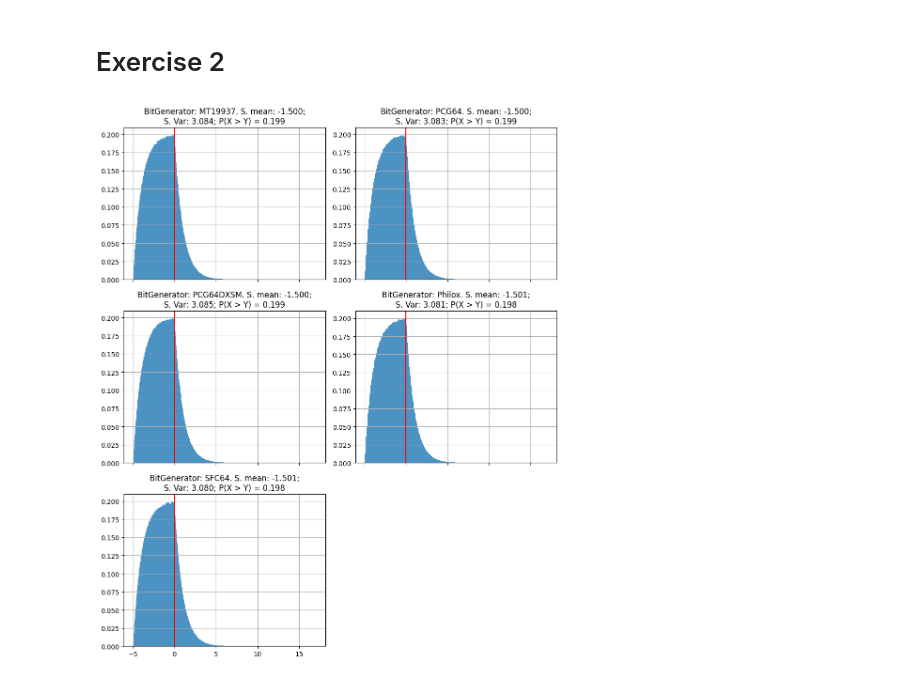
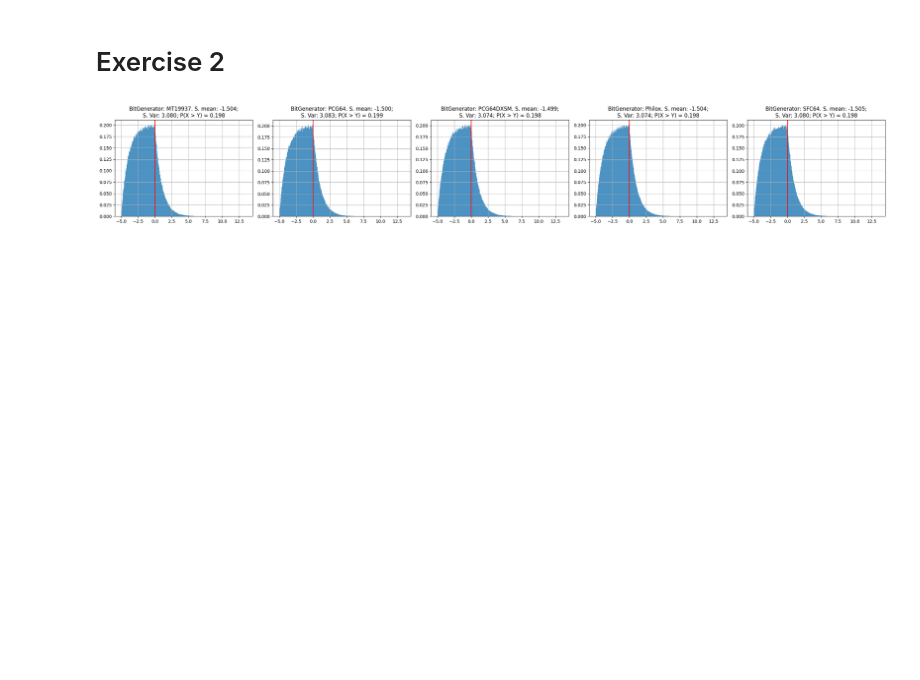
Before and after one commit to DaMole98/SPE-labs, a Jupyter notebook: HW-1/HW1.ipynb, the cells around one changed output. Drawn from its saved outputs; the diff is of its cells as text; code cells hidden in the pictures; blank space fills up the shorter version.

```diff
--- a/HW-1/HW1.ipynb
+++ b/HW-1/HW1.ipynb
@@ -36,7 +36,7 @@ choice_weights = np.array([0.15, 0.25, 0.35, 0.25])
 # %%
 #NB: I am avoiding vectorized operations on purpose, since is not clear (to me) how this could affect the rng state evolution
 
-DATASET_SIZE = int(1e7)
+DATASET_SIZE = int(1e6)
 
 samples_from_rng = {}
 for rng in all_rngs:
@@ -51,8 +51,9 @@ for rng in all_rngs:
 #Plotting from different rng algorithms
 
 n = len(samples_from_rng)
-cols = 2
-rows = math.ceil(n / cols)
+
+rows = 1
+cols = n
 
 fig, axes = plt.subplots(rows, cols, figsize=(5 * cols, 4 * rows), sharex=True)
 axes = axes.flatten()
@@ -111,32 +112,33 @@ for rng in all_rngs:
 # %%
 #Plotting from different rng algorithms
 
 n = len(samples_from_rng)
-cols = 2
-rows = math.ceil(n / cols)
+
+rows = 1
+cols = n
 
 fig, axes = plt.subplots(rows, cols, figsize=(5 * cols, 4 * rows), sharex=True)
 axes = axes.flatten()
 
 for ax, (name, samples) in zip(axes, samples_from_rng.items()):
     # Calculate deltas just for plotting
     deltas = [sample['exponential'] - sample['uniform'] for sample in samples]
     mean = np.mean(deltas)
     var = np.var(deltas)
 
     # Probability of X > Y
     positive_rate = np.sum(np.array(deltas) > 0) / len(deltas)
     ax.hist(deltas, bins=500, density=True, alpha=0.8)
     ax.set_title(f"BitGenerator: {name}. S. mean: {mean:.3f};\nS. Var: {var:.3f}; P(X > Y) = {positive_rate:.3f}",)
     ax.grid(True)
 
     # Add a vertical red line at x = 0
     ax.axvline(x=0, color='red', linestyle='-', linewidth=1.5)
 
 for i in range(len(samples_from_rng), len(axes)):
     fig.delaxes(axes[i])
 
 plt.tight_layout()
 plt.show()
 # %% [output]
-[figure, old version]
+[figure, new version]
```
Also changed, not shown: parts of 1 cell of this notebook, 4 other files.
